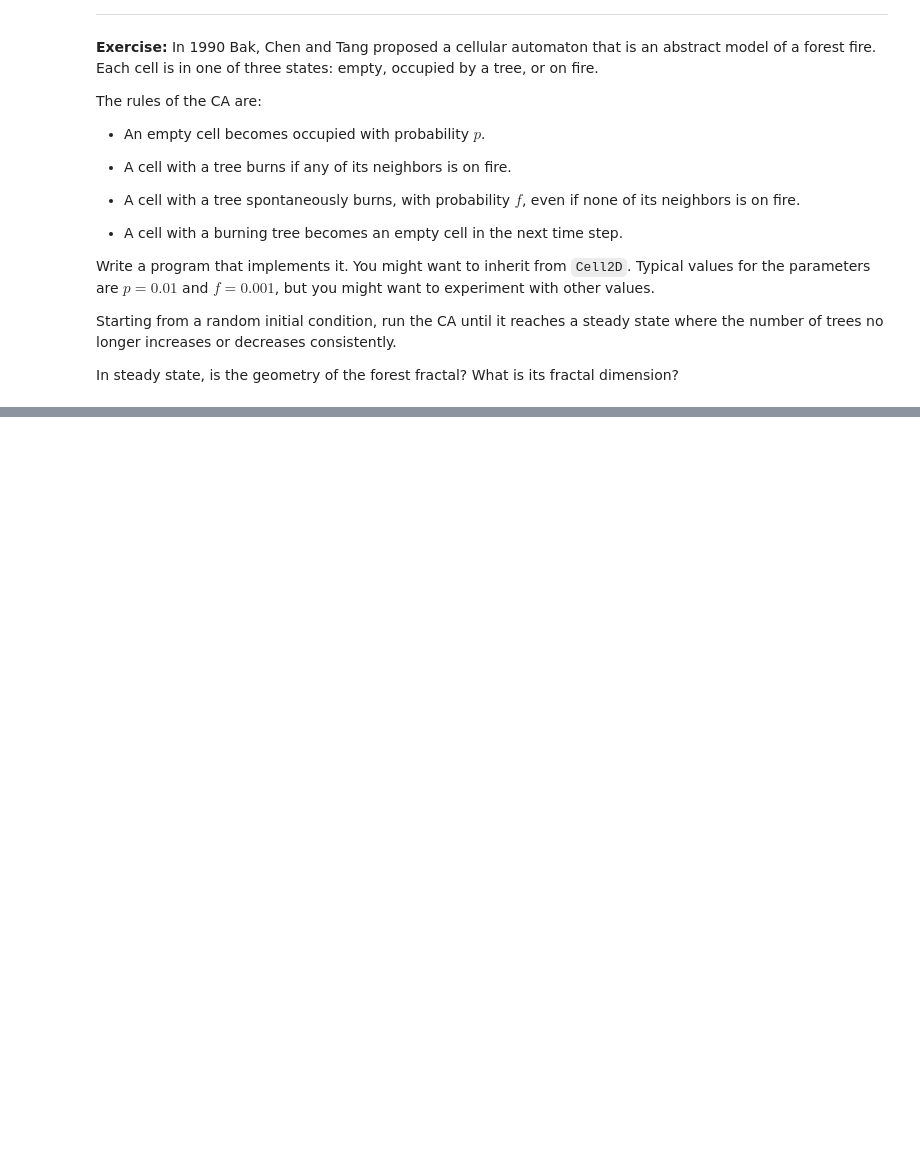
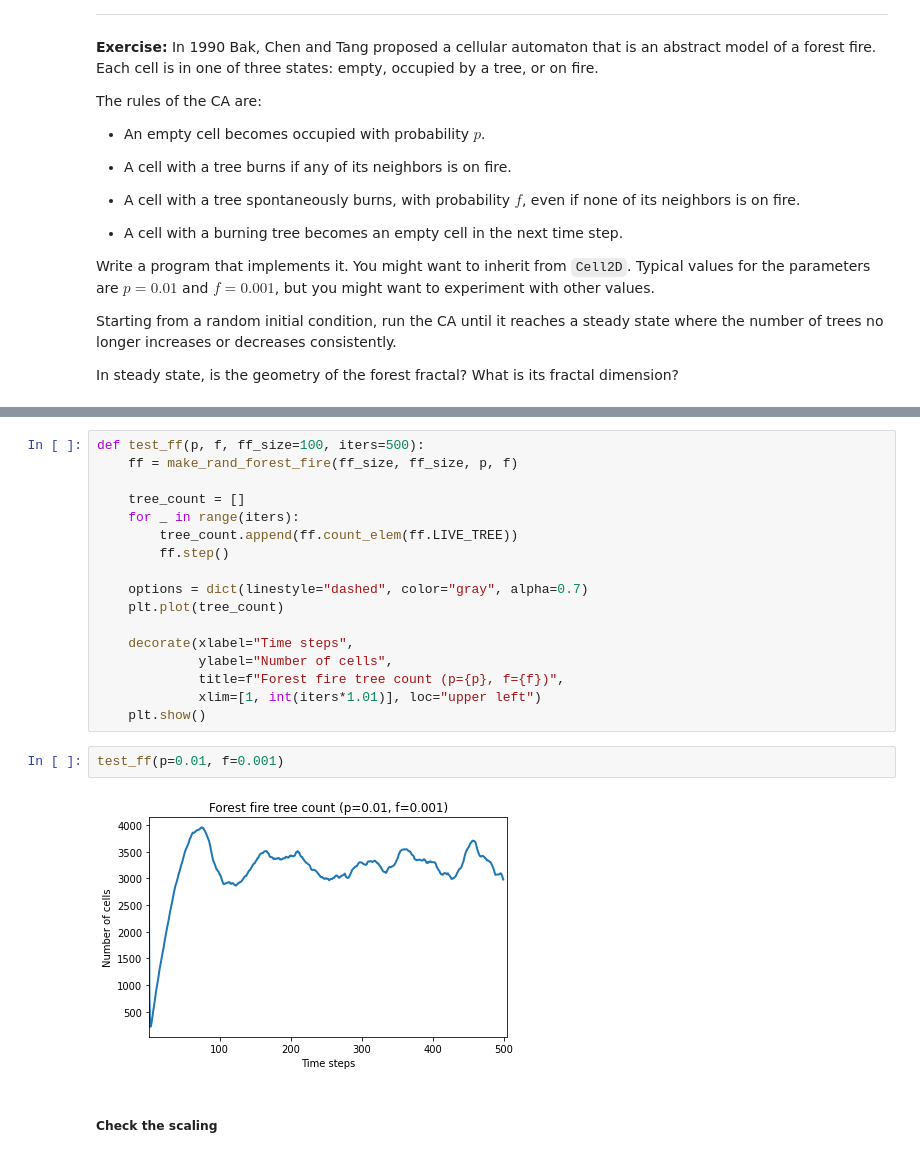
Before and after one commit to jben-estrada/physics215-exercises, a Jupyter notebook: src/solutions/exercise7_2.ipynb, the cells around one changed output, grey strips where cells are left out. Saved outputs shown, nothing was run; the diff lists cells and outputs as text; blank space fills up the shorter version.

```diff
--- a/src/solutions/exercise7_2.ipynb
+++ b/src/solutions/exercise7_2.ipynb
@@ -113,0 +121,23 @@ test_ff.animate(100)
+# %%
+def test_ff(p, f, ff_size=100, iters=500):
+    ff = make_rand_forest_fire(ff_size, ff_size, p, f)
+
+    tree_count = []
+    for _ in range(iters):
+        tree_count.append(ff.count_elem(ff.LIVE_TREE))
+        ff.step()
+
+    options = dict(linestyle="dashed", color="gray", alpha=0.7)
+    plt.plot(tree_count)
+
+    decorate(xlabel="Time steps",
+             ylabel="Number of cells",
+             title=f"Forest fire tree count (p={p}, f={f})",
+             xlim=[1, int(iters*1.01)], loc="upper left")
+    plt.show()
+# %%
+test_ff(p=0.01, f=0.001)
+# %% [output]
+[figure, added]
+# %% [markdown]
+##### Check the scaling
```
Also changed, not shown: parts of 8 cells of this notebook.
